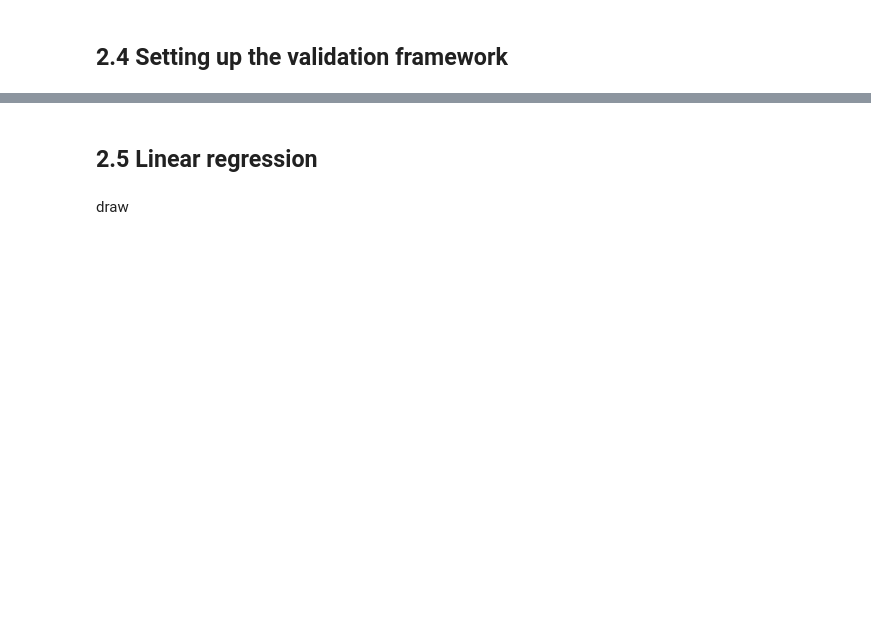
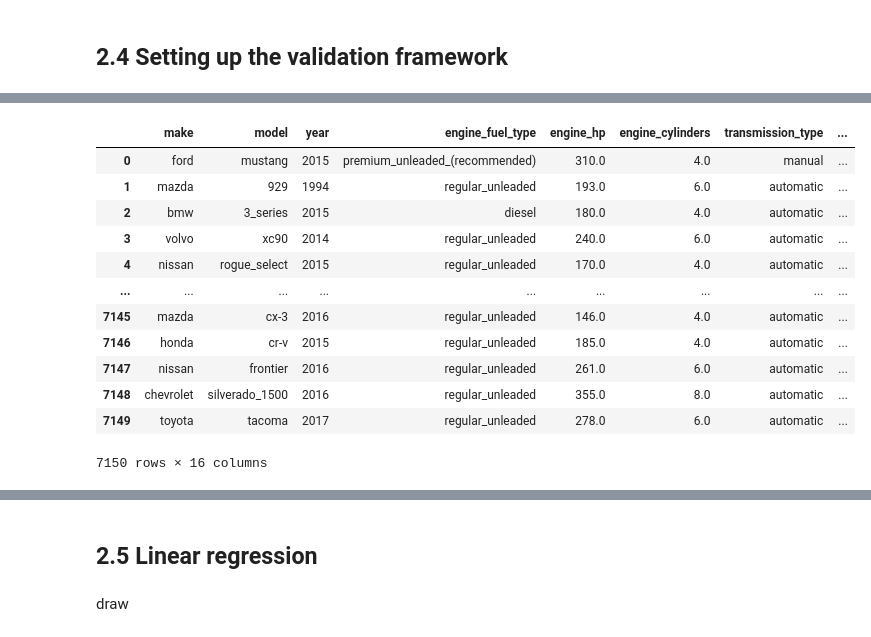
Before and after one commit to kutt27/machine-learning-zoomcamp, a Jupyter notebook: Regression/notebook.ipynb, the cells around one changed output, grey strips where cells are left out. Saved outputs shown, nothing was run; the diff lists cells and outputs as text; code cells hidden in the pictures; blank space fills up the shorter version.

```diff
--- a/Regression/notebook.ipynb
+++ b/Regression/notebook.ipynb
@@ -171,5 +281,20 @@ len(df_train), len(df_val), len(df_test)
 # %%
 df_train = df_train.reset_index(drop=True)
 df_val = df_val.reset_index(drop=True)
 df_test = df_test.reset_index(drop=True)
+df_train
+# %% [output]
+|  | make | model | year | engine_fuel_type | engine_hp | engine_cylinders | transmission_type | ... |
+| 0 | ford | mustang | 2015 | premium_unleaded_(recommended) | 310.0 | 4.0 | manual | ... |
+| 1 | mazda | 929 | 1994 | regular_unleaded | 193.0 | 6.0 | automatic | ... |
+| 2 | bmw | 3_series | 2015 | diesel | 180.0 | 4.0 | automatic | ... |
+| 3 | volvo | xc90 | 2014 | regular_unleaded | 240.0 | 6.0 | automatic | ... |
+| 4 | nissan | rogue_select | 2015 | regular_unleaded | 170.0 | 4.0 | automatic | ... |
+| ... | ... | ... | ... | ... | ... | ... | ... | ... |
+| 7145 | mazda | cx-3 | 2016 | regular_unleaded | 146.0 | 4.0 | automatic | ... |
+| 7146 | honda | cr-v | 2015 | regular_unleaded | 185.0 | 4.0 | automatic | ... |
+| 7147 | nissan | frontier | 2016 | regular_unleaded | 261.0 | 6.0 | automatic | ... |
+| 7148 | chevrolet | silverado_1500 | 2016 | regular_unleaded | 355.0 | 8.0 | automatic | ... |
+| 7149 | toyota | tacoma | 2017 | regular_unleaded | 278.0 | 6.0 | automatic | ... |
+7150 rows × 16 columns
 # %%
```
Also changed, not shown: parts of 34 cells of this notebook.
